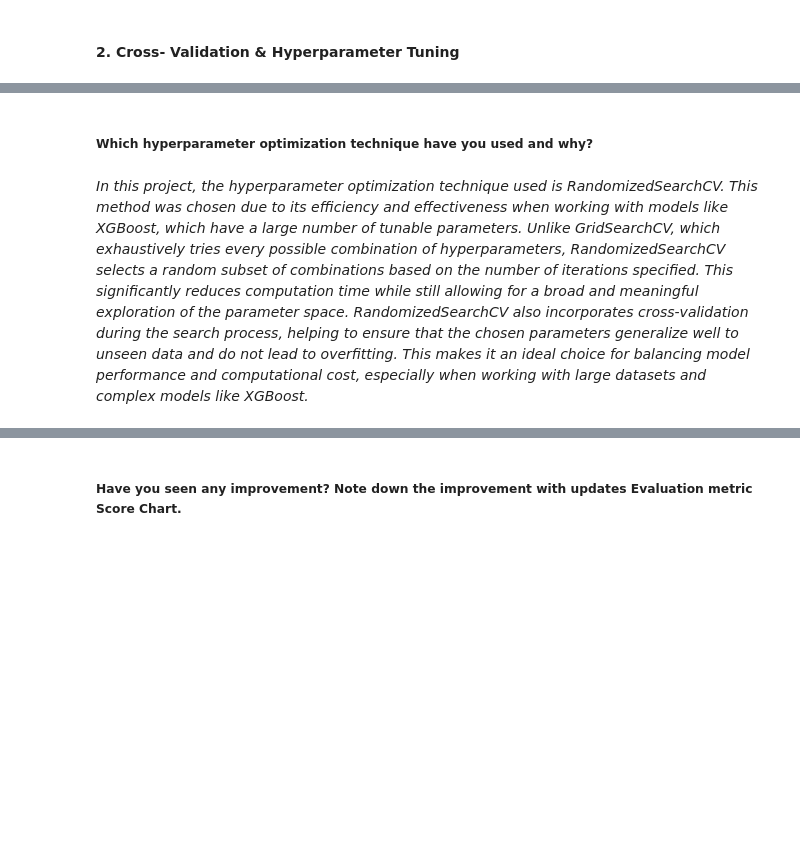
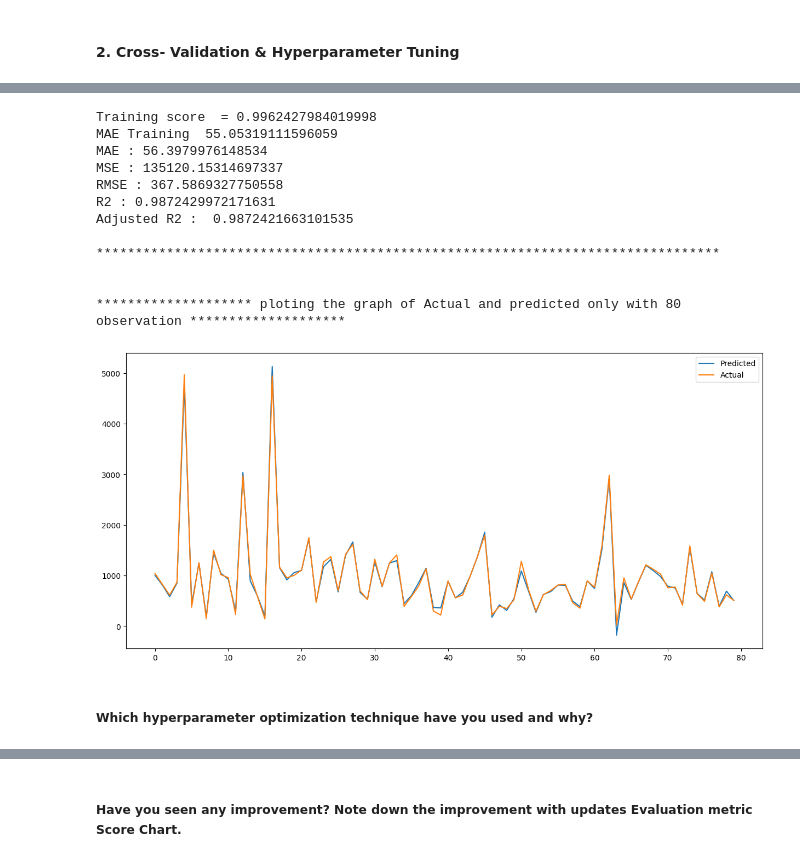
Before and after one commit to Dhairyasummi/NYC-TAXI-TRIP-REGRESSION, a Jupyter notebook: NYC_Trip.ipynb, the cells around one changed output, grey strips where cells are left out. Saved outputs shown, nothing was run; the diff lists cells and outputs as text; code cells hidden in the pictures; blank space fills up the shorter version.

```diff
--- a/NYC_Trip.ipynb
+++ b/NYC_Trip.ipynb
@@ -903,5 +877,20 @@ Final Shape: (1232725, 10)
 ### 4. Feature Manipulation & Selection
 # %% [markdown]
 #### 1. **Feature Manipulation**
+# %%
+df['pickup_datetime'] = pd.to_datetime(df['pickup_datetime'])
+df['pickup_day'] = df['pickup_datetime'].dt.day
+df['pickup_month'] = df['pickup_datetime'].dt.month
+df['pickup_year'] = df['pickup_datetime'].dt.year
+df['pickup_hour'] = df['pickup_datetime'].dt.hour
+df['pickup_min'] = df['pickup_datetime'].dt.minute
+df['pickup_sec'] = df['pickup_datetime'].dt.second
+df['dropoff_datetime'] = pd.to_datetime(df['dropoff_datetime'])
+df['dropoff_day'] = df['dropoff_datetime'].dt.day
+df['dropoff_month'] = df['dropoff_datetime'].dt.month
+df['dropoff_year'] = df['dropoff_datetime'].dt.year
+df['dropoff_hour'] = df['dropoff_datetime'].dt.hour
+df['dropoff_min'] = df['dropoff_datetime'].dt.minute
+df['dropoff_sec'] = df['dropoff_datetime'].dt.second
 # %% [markdown]
 *In this project, feature manipulation involved deriving new variables from existing ones, cleaning up the dataset, and encoding categorical data. Initially, features such as pickup_hour, pickup_weekday, and pickup_month were extracted from the pickup_datetime column to better capture time-based patterns in trip duration. However, these were later dropped after they served their purpose during EDA to avoid redundancy and multicollinearity. The store_and_fwd_flag binary feature was label-encoded (mapping 'N' to 0 and 'Y' to 1), and pickup_weekday_name was one-hot encoded to numerically represent categorical variables without implying any order.*
@@ -1246,4 +1225,39 @@ Test  MAE: 182.85, RMSE: 250.04, R²: 0.6168
+# %%
+from sklearn.linear_model import Ridge
+from sklearn.pipeline import make_pipeline
+from sklearn.model_selection import GridSearchCV
+
+# Create pipeline
+pipeline = make_pipeline(PolynomialFeatures(degree=2), Ridge())
+
+# Define parameter grid
+param_grid = {
+    'ridge__alpha': [0.01, 0.1, 1, 10, 100]
+}
+
+# GridSearchCV
+grid = GridSearchCV(pipeline, param_grid, cv=5, scoring='r2')
+grid.fit(X_train, y_train)
+
+# Best model evaluation
+best_model = grid.best_estimator_
+y_train_pred = best_model.predict(X_train)
+y_test_pred = best_model.predict(X_test)
+
+score_metrix(best_model, X_train, X_test, y_train, y_test)
+# %% [output]
+Training score  = 0.9962427984019998
+MAE Training  55.05319111596059
+MAE : 56.3979976148534
+MSE : 135120.15314697337
+RMSE : 367.5869327750558
+R2 : 0.9872429972171631
+Adjusted R2 :  0.9872421663101535
+
+********************************************************************************
+
+
+******************** ploting the graph of Actual and predicted only with 80 observation ********************
+[figure, added]
 # %% [markdown]
 ##### **Which hyperparameter optimization technique have you used and why?**
-# %% [markdown]
-*In this project, the hyperparameter optimization technique used is RandomizedSearchCV. This method was chosen due to its efficiency and effectiveness when working with models like XGBoost, which have a large number of tunable parameters. Unlike GridSearchCV, which exhaustively tries every possible combination of hyperparameters, RandomizedSearchCV selects a random subset of combinations based on the number of iterations specified. This significantly reduces computation time while still allowing for a broad and meaningful exploration of the parameter space. RandomizedSearchCV also incorporates cross-validation during the search process, helping to ensure that the chosen parameters generalize well to unseen data and do not lead to overfitting. This makes it an ideal choice for balancing model performance and computational cost, especially when working with large datasets and complex models like XGBoost.*
```
Also changed, not shown: parts of 32 cells of this notebook.
